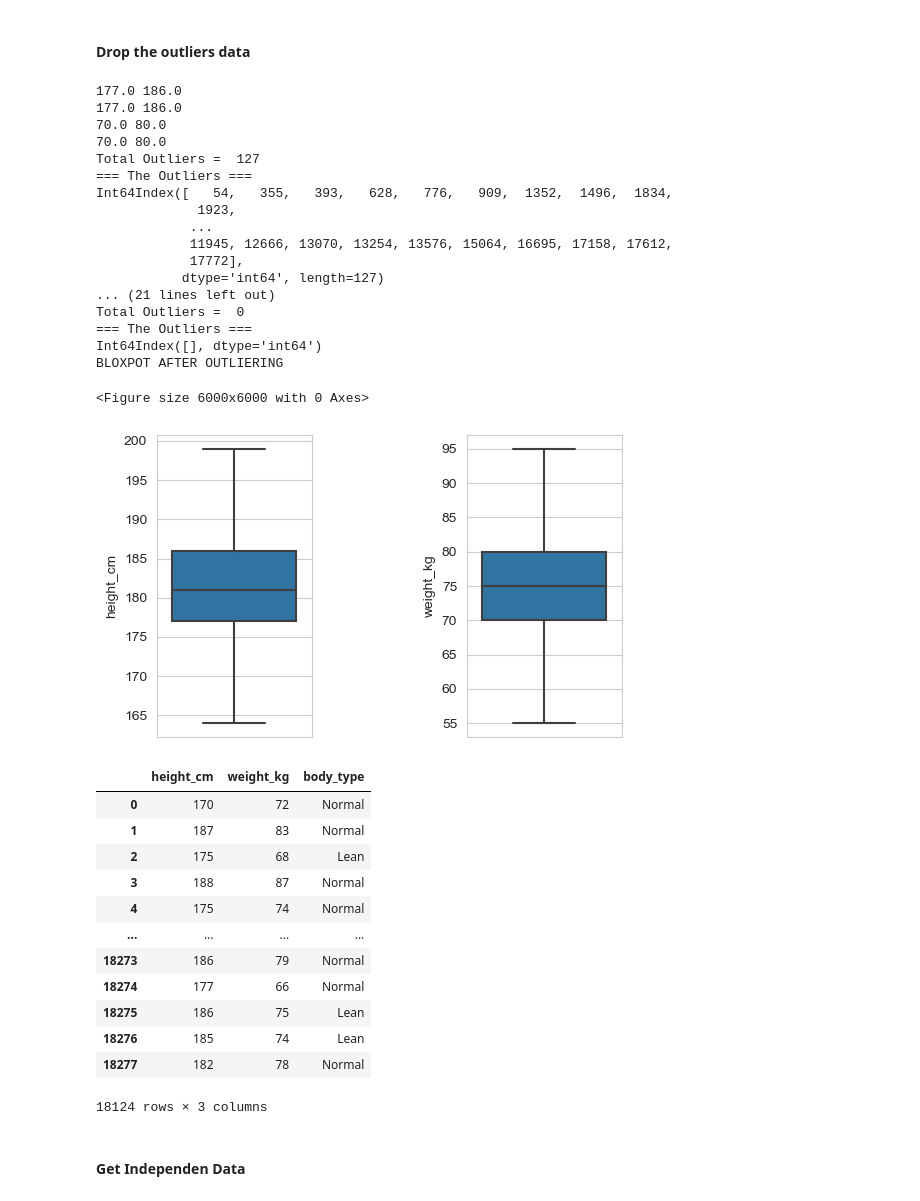
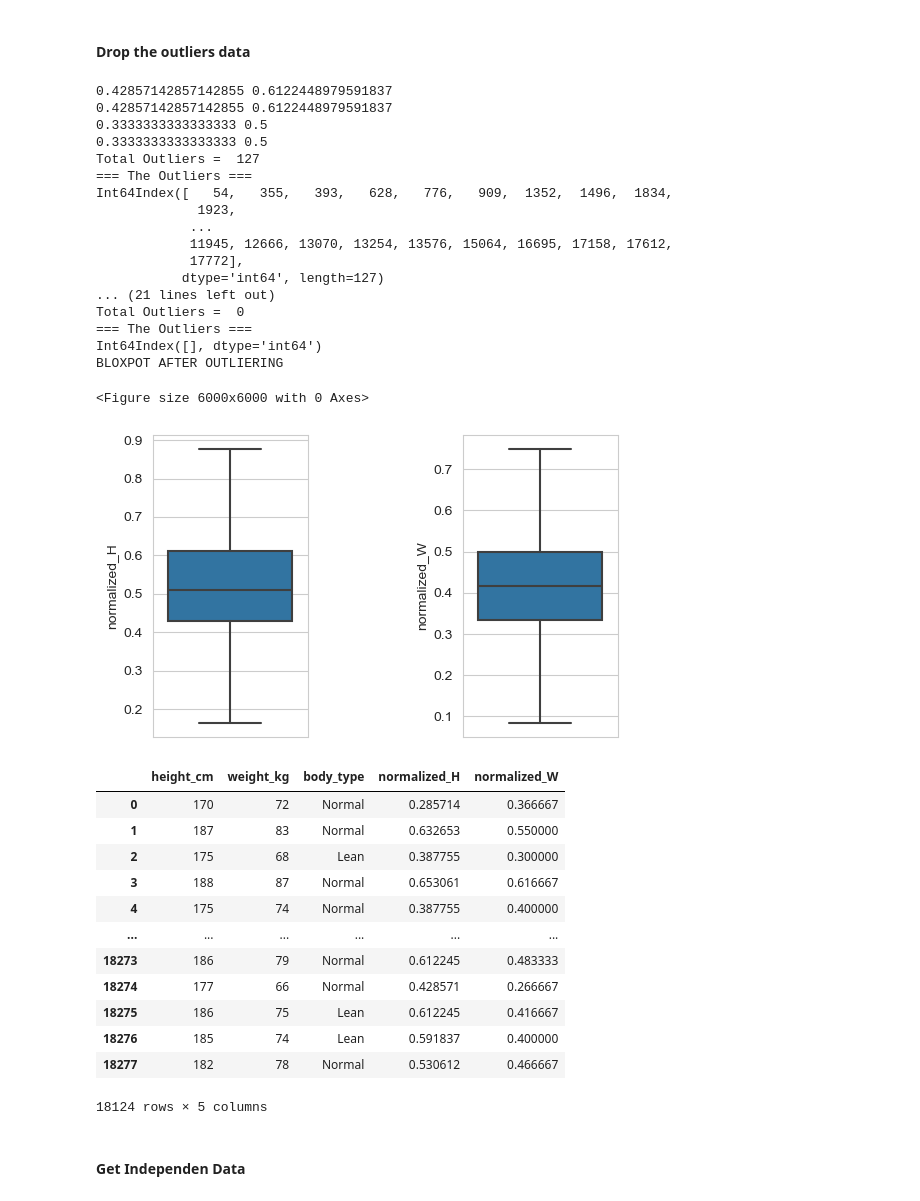
Before and after one commit to evanezent/ML-Project, a Jupyter notebook: Classification/Classification.ipynb, the cells around one changed output. Cells and saved outputs as stored; diff of their text form; code cells hidden in the pictures.

```diff
--- a/Classification/Classification.ipynb
+++ b/Classification/Classification.ipynb
@@ -39,3 +45,6 @@ data
 | 18276 | 185 | 74 | Lean |
 | 18277 | 182 | 78 | Normal |
 18278 rows × 3 columns
+# %%
+data['normalized_H'] = (data['height_cm'] - data['height_cm'].min()) / (data['height_cm'].max() - data['height_cm'].min())
+data['normalized_W'] = (data['weight_kg'] - data['weight_kg'].min()) / (data['weight_kg'].max() - data['weight_kg'].min())
@@ -110,46 +139,46 @@ def outliering(data1, data2, mainData):
         if(len(res)==0):
             break
     print("BLOXPOT AFTER OUTLIERING")
-    boxPlot(mainData['height_cm'], mainData['weight_kg'])
+    boxPlot(mainData['normalized_H'], mainData['normalized_W'])
     return mainData
 # %%
-newData = outliering(data["height_cm"], data["weight_kg"], data)
+newData = outliering(data["normalized_H"], data["normalized_W"], data)
 # %% [output]
-177.0 186.0
-177.0 186.0
-70.0 80.0
-70.0 80.0
+0.42857142857142855 0.6122448979591837
+0.42857142857142855 0.6122448979591837
+0.3333333333333333 0.5
+0.3333333333333333 0.5
 Total Outliers =  127
 === The Outliers ===
 Int64Index([   54,   355,   393,   628,   776,   909,  1352,  1496,  1834,
              1923,
             ...
             11945, 12666, 13070, 13254, 13576, 15064, 16695, 17158, 17612,
             17772],
            dtype='int64', length=127)
 ... (21 lines left out)
 Total Outliers =  0
 === The Outliers ===
 Int64Index([], dtype='int64')
 BLOXPOT AFTER OUTLIERING
 <Figure size 6000x6000 with 0 Axes>
-[figure, old version]
+[figure, new version]
 # %%
 newData
 # %% [output]
-|  | height_cm | weight_kg | body_type |
-| 0 | 170 | 72 | Normal |
-| 1 | 187 | 83 | Normal |
-| 2 | 175 | 68 | Lean |
-| 3 | 188 | 87 | Normal |
-| 4 | 175 | 74 | Normal |
-| ... | ... | ... | ... |
-| 18273 | 186 | 79 | Normal |
-| 18274 | 177 | 66 | Normal |
-| 18275 | 186 | 75 | Lean |
-| 18276 | 185 | 74 | Lean |
-| 18277 | 182 | 78 | Normal |
+|  | height_cm | weight_kg | body_type | normalized_H | normalized_W |
+| 0 | 170 | 72 | Normal | 0.285714 | 0.366667 |
+| 1 | 187 | 83 | Normal | 0.632653 | 0.550000 |
+| 2 | 175 | 68 | Lean | 0.387755 | 0.300000 |
+| 3 | 188 | 87 | Normal | 0.653061 | 0.616667 |
+| 4 | 175 | 74 | Normal | 0.387755 | 0.400000 |
+| ... | ... | ... | ... | ... | ... |
+| 18273 | 186 | 79 | Normal | 0.612245 | 0.483333 |
+| 18274 | 177 | 66 | Normal | 0.428571 | 0.266667 |
+| 18275 | 186 | 75 | Lean | 0.612245 | 0.416667 |
+| 18276 | 185 | 74 | Lean | 0.591837 | 0.400000 |
+| 18277 | 182 | 78 | Normal | 0.530612 | 0.466667 |
-18124 rows × 3 columns
+18124 rows × 5 columns
 # %% [markdown]
 #### Get Independen Data
 # %%
```
Also changed, not shown: parts of 17 cells of this notebook, 9 other files.
